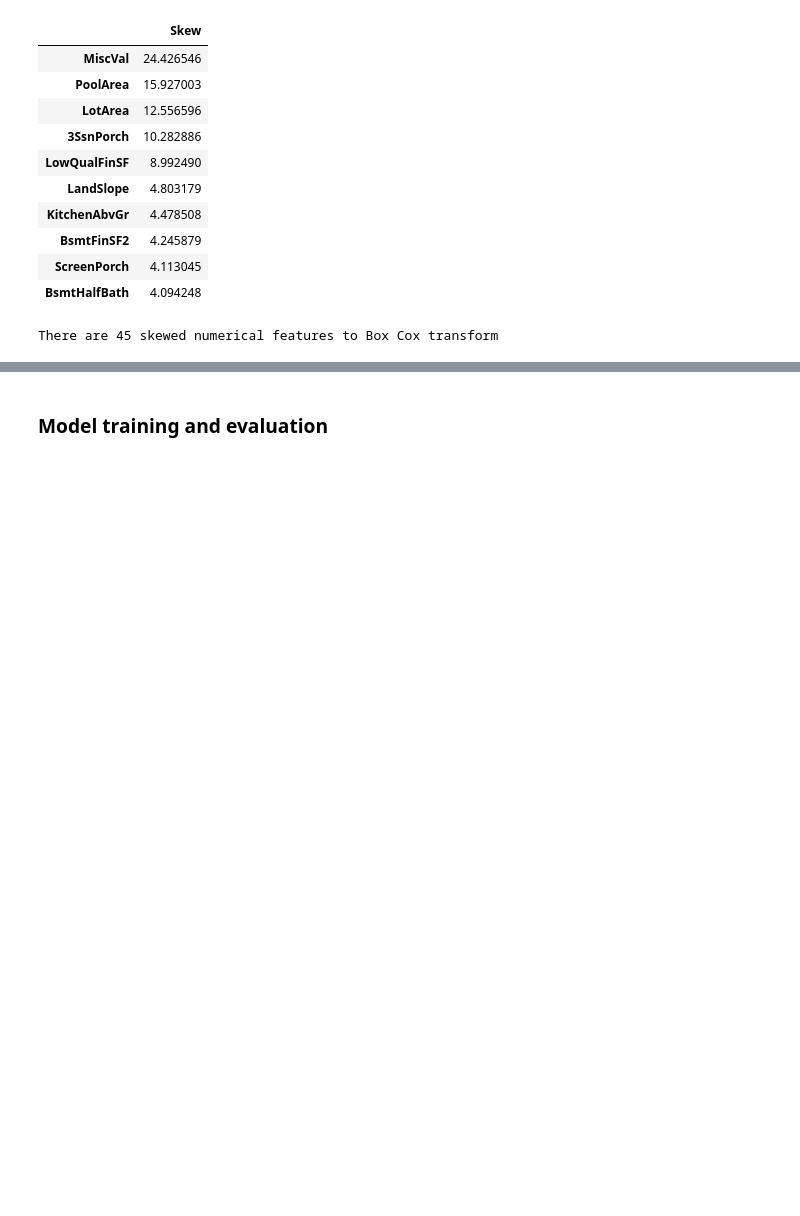
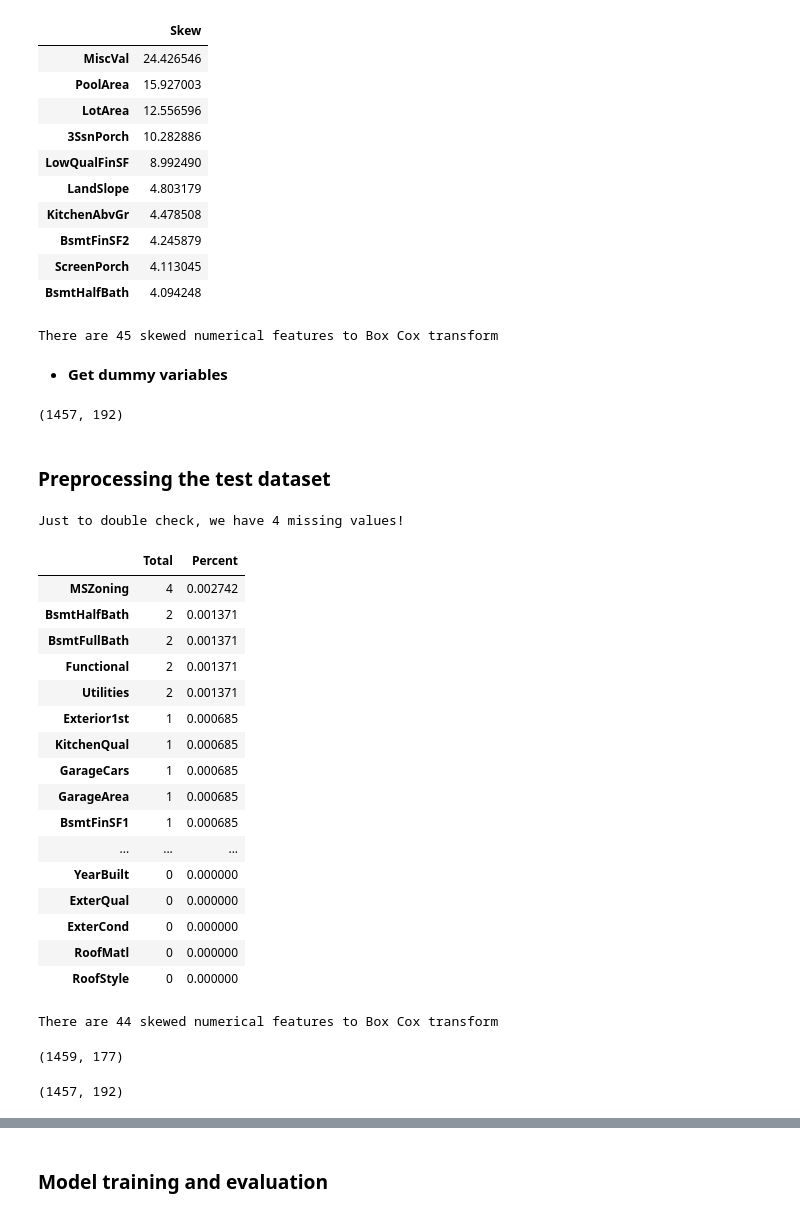
Before and after one commit to AdamHorvath12/House_price_prediction, a Jupyter notebook: House_price_prediction.ipynb, the cells around one changed output, grey strips where cells are left out. Saved outputs shown, nothing was run; the diff lists cells and outputs as text; code cells hidden in the pictures; blank space fills up the shorter version.

Commit message:
Test dataset preprocessing

```diff
--- a/House_price_prediction.ipynb
+++ b/House_price_prediction.ipynb
@@ -359,3 +359,43 @@ for feat in skewed_features:
     df[feat] = boxcox1p(df[feat], lam)
 # %% [output]
 There are 45 skewed numerical features to Box Cox transform
+# %% [markdown]
+* **Get dummy variables**
+# %%
+df =pd.get_dummies(df)
+df.shape
+# %% [output]
+(1457, 192)
+# %% [markdown]
+### Preprocessing the test dataset
+# %%
+#delete variables that have been deleted from the train dataset
+test = test.drop((missing_data[missing_data['Total'] > 1]).index,1)
+test = test.drop(test.loc[test['Electrical'].isnull()].index)
+missing_values = test.isnull().sum().max()
+print('Just to double check, we have ' + str(missing_values) + ' missing values!')
+
+#cheking possble other missing values
+total_missing_test = test.isnull().sum().sort_values(ascending=False)
+ratio_test = (test.isnull().sum()/test.isnull().count()).sort_values(ascending=False)
+missing_data_test = pd.concat([total_missing_test, ratio_test], axis=1, keys=['Total', 'Percent'])
+missing_data_test.head(20)
+# %% [output]
+Just to double check, we have 4 missing values!
+|  | Total | Percent |
+| MSZoning | 4 | 0.002742 |
+| BsmtHalfBath | 2 | 0.001371 |
+| BsmtFullBath | 2 | 0.001371 |
+| Functional | 2 | 0.001371 |
+| Utilities | 2 | 0.001371 |
+| Exterior1st | 1 | 0.000685 |
+| KitchenQual | 1 | 0.000685 |
+| GarageCars | 1 | 0.000685 |
+| GarageArea | 1 | 0.000685 |
+| BsmtFinSF1 | 1 | 0.000685 |
+| ... | ... | ... |
+| YearBuilt | 0 | 0.000000 |
+| ExterQual | 0 | 0.000000 |
+| ExterCond | 0 | 0.000000 |
+| RoofMatl | 0 | 0.000000 |
+| RoofStyle | 0 | 0.000000 |
@@ -361,0 +433,24 @@ There are 45 skewed numerical features to Box Cox transform
+# %%
+numeric_feats = test.dtypes[test.dtypes != "object"].index
+# Check the skew of all numerical features
+skewed_feats = test[numeric_feats].apply(lambda x: skew(x.dropna())).sort_values(ascending=False)
+skewness = pd.DataFrame({'Skew' :skewed_feats})
+#handle those variables with Box-Cox transformation
+skewness = skewness[abs(skewness) > 0.75]
+print("There are {} skewed numerical features to Box Cox transform".format(skewness.shape[0]))
+skewed_features = skewness.index
+lam = 0.15
+for feat in skewed_features:
+    test[feat] = boxcox1p(test[feat], lam)
+# %% [output]
+There are 44 skewed numerical features to Box Cox transform
+# %%
+#get dummies
+test = pd.get_dummies(test)
+test.shape
+# %% [output]
+(1459, 177)
+# %%
+df.shape
+# %% [output]
+(1457, 192)
```
Also changed, not shown: parts of 11 cells of this notebook.
